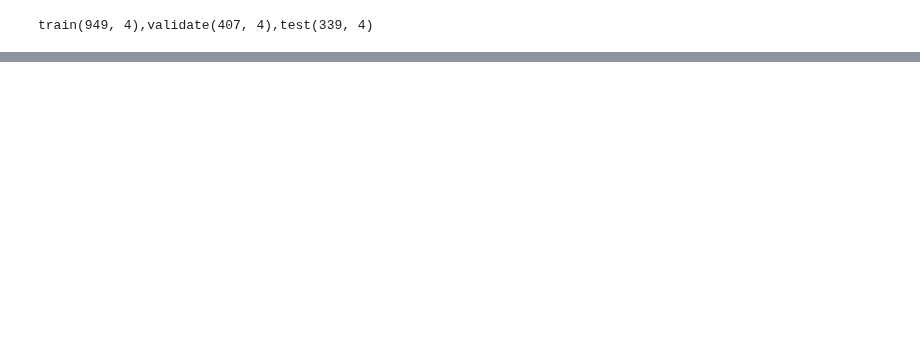
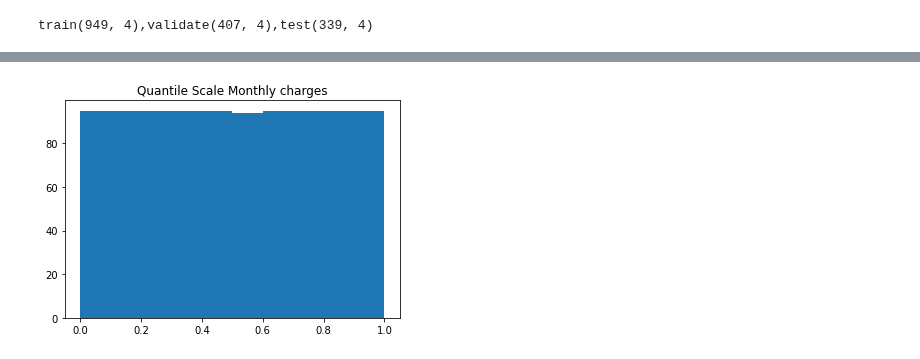
Before and after one commit to carterrxavier/regression-exercises, a Jupyter notebook: scaling.ipynb, the cells around one changed output, grey strips where cells are left out. Saved outputs shown, nothing was run; the diff lists cells and outputs as text; code cells hidden in the pictures; blank space fills up the shorter version.

```diff
--- a/scaling.ipynb
+++ b/scaling.ipynb
@@ -129,0 +180,13 @@ plt.show()
+# %%
+#omit output_distibuter, default seems to be uniform distribution
+quantile = QuantileTransformer(n_quantiles=949)
+# %%
+quantile.fit(X_train)
+qX_train_scaled = quantile.transform(X_train)
+qX_train_scaled = pd.DataFrame(qX_train_scaled, columns=X_train.columns)
+# %%
+plt.hist(qX_train_scaled.total_charges)
+plt.title("Quantile Scale Monthly charges")
+plt.show()
+# %% [output]
+[figure, added]
```
Also changed, not shown: parts of 21 cells of this notebook, 1 other file.
